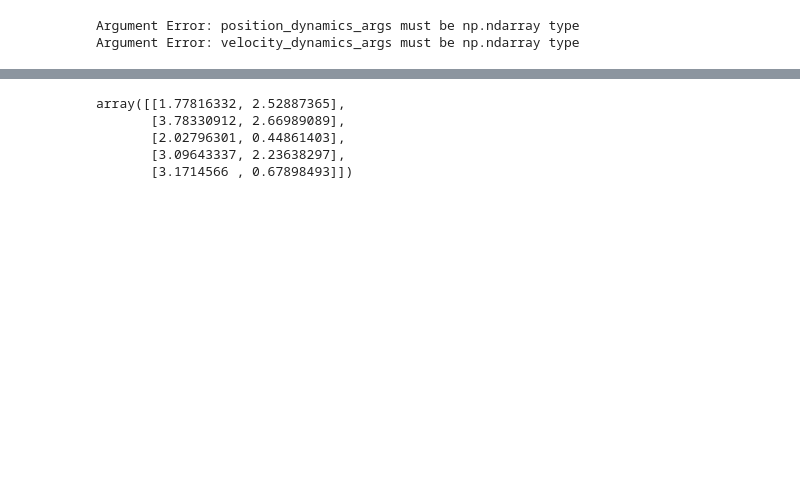
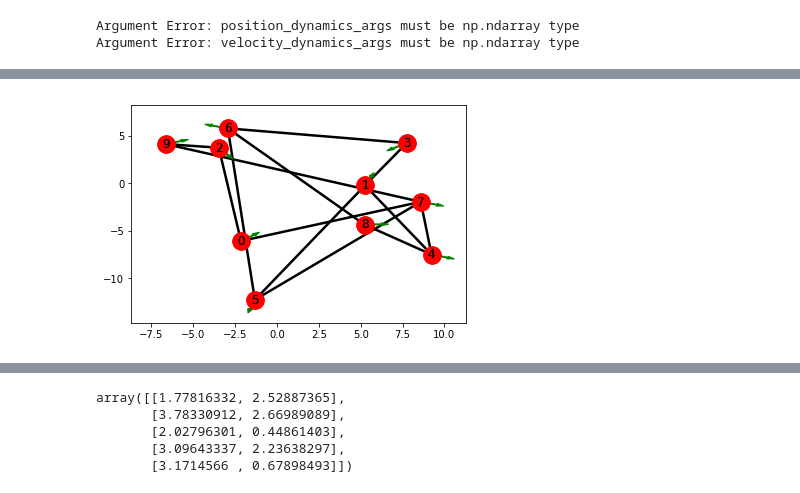
Before and after one commit to harveydevereux/Consensus, a Jupyter notebook: Notes/Flocking.ipynb, the cells around one changed output, grey strips where cells are left out. Drawn from its saved outputs; the diff is of its cells as text; code cells hidden in the pictures; blank space fills up the shorter version.

```diff
--- a/Notes/Flocking.ipynb
+++ b/Notes/Flocking.ipynb
@@ -542,3 +557,7 @@ Argument Error: velocity_dynamics_args must be np.ndarray type
+# %%
+FS.plot()
+# %% [output]
+[figure, added]
 # %%
 FS.r
 # %% [output]
```
Also changed, not shown: parts of 6 cells of this notebook, 1 other file.
